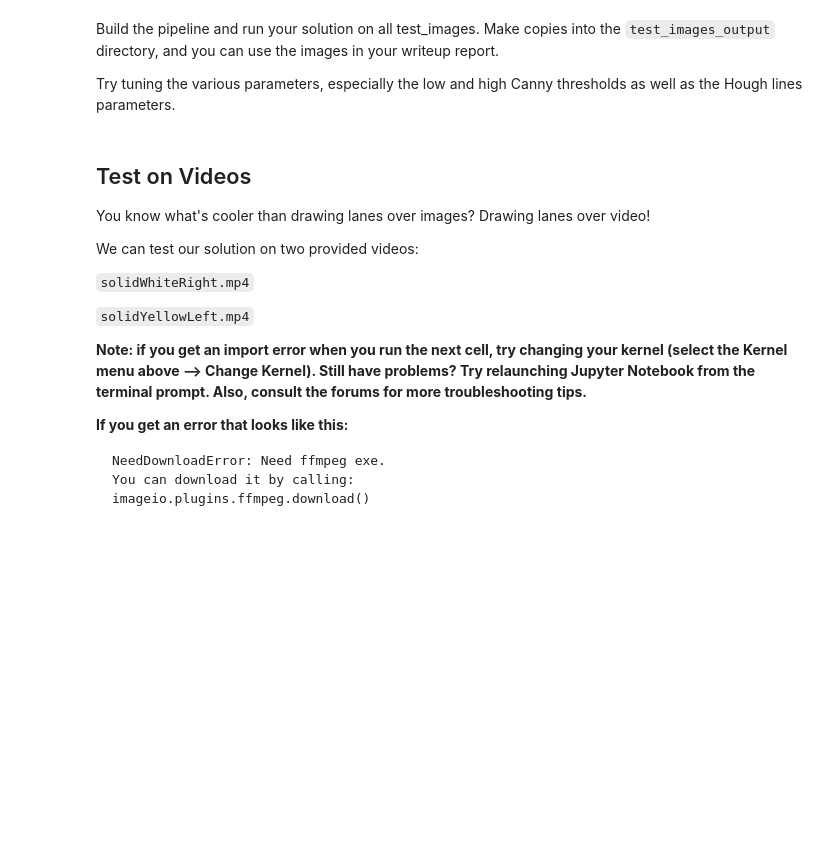
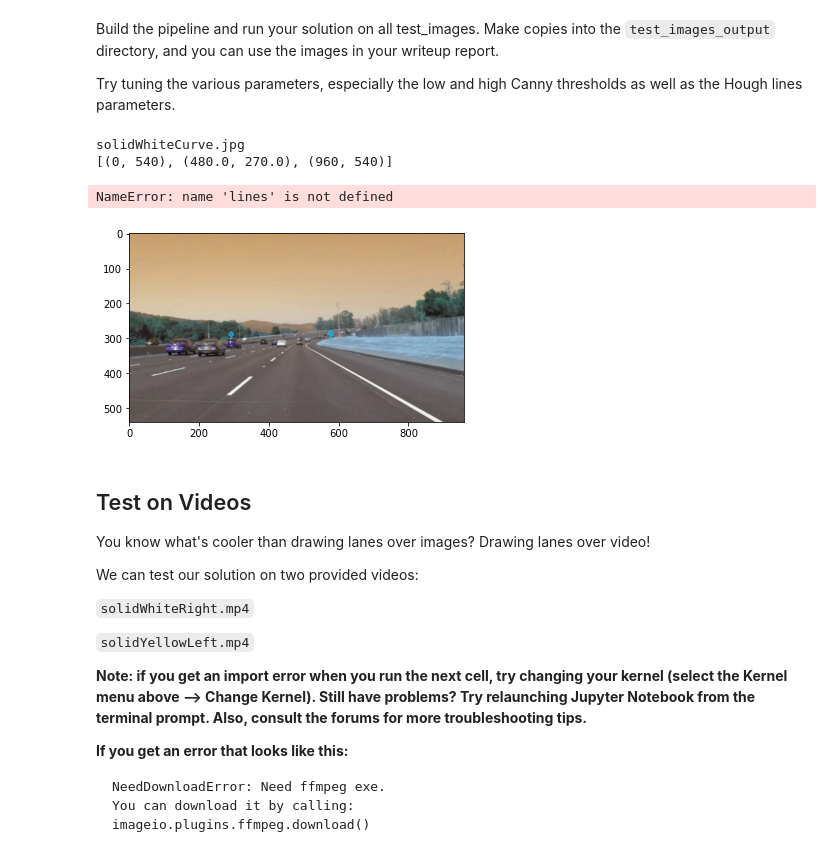
Before and after one commit to kovacsbelsen/CarVision, a Jupyter notebook: CarND-LaneLines-P1-master/P1.ipynb, the cells around one changed output. Saved outputs shown, nothing was run; the diff lists cells and outputs as text; code cells hidden in the pictures; blank space fills up the shorter version.

```diff
--- a/CarND-LaneLines-P1-master/P1.ipynb
+++ b/CarND-LaneLines-P1-master/P1.ipynb
@@ -199,3 +196,48 @@ Try tuning the various parameters, especially the low and high Canny thresholds
+# %%
+# TODO: Build your pipeline that will draw lane lines on the test_images
+# then save them to the test_images_output directory.
+
+for i in os.listdir("test_images/"):
+    print(i)
+
+    img = cv2.imread('test_images/' + str(i))
+    #print(img.shape)
+
+    initial_img = img.copy()
+
+    height = img.shape[0]
+    #print(height)
+
+    width = img.shape[1]
+    #print(width)
+
+    region_of_interest_vertices = [
+    (0, height),
+    (width/2, height/2),
+    (width, height)]
+    print(region_of_interest_vertices)
+
+    grayscale(img)
+
+    canny(img, 100, 200)
+    plt.imshow(img)
+
+    gaussian_blur(img, 5)
+
+    region_of_interest(image, np.array([region_of_interest_vertices], np.int32),)
+
+    draw_lines(img, lines, color=[255, 0, 0], thickness=2)
+
+    hough_lines(img, 6, np.pi/180, 160, 40, 25)
+
+    weighted_img(img, initial_img, α=0.8, β=1., γ=0.)
+
+    plt.imshow(img)
+# %% [output]
+solidWhiteCurve.jpg
+[(0, 540), (480.0, 270.0), (960, 540)]
+NameError: name 'lines' is not defined
+[figure, added]
 # %% [markdown]
 ## Test on Videos
 
```
Also changed, not shown: parts of 1 cell of this notebook.
